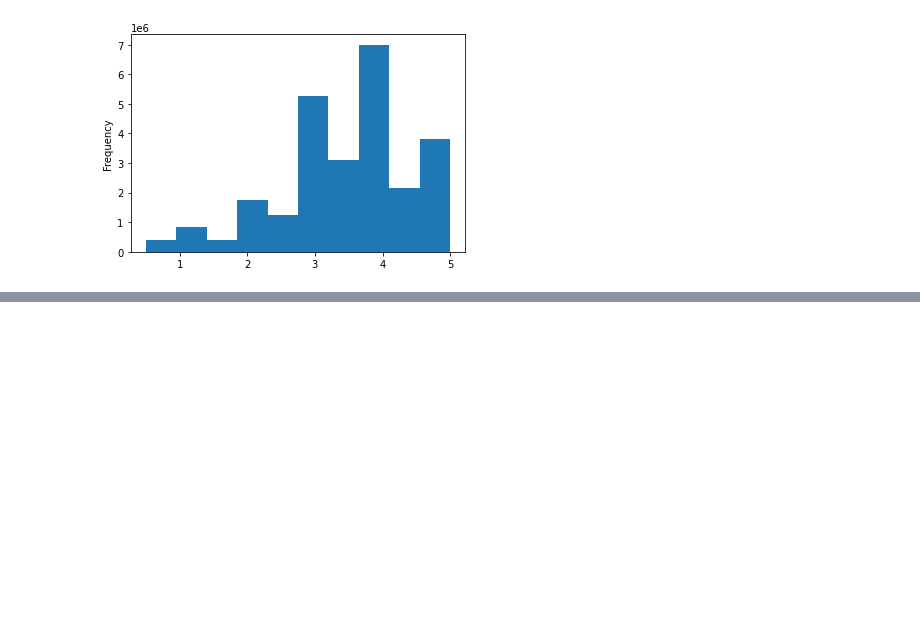
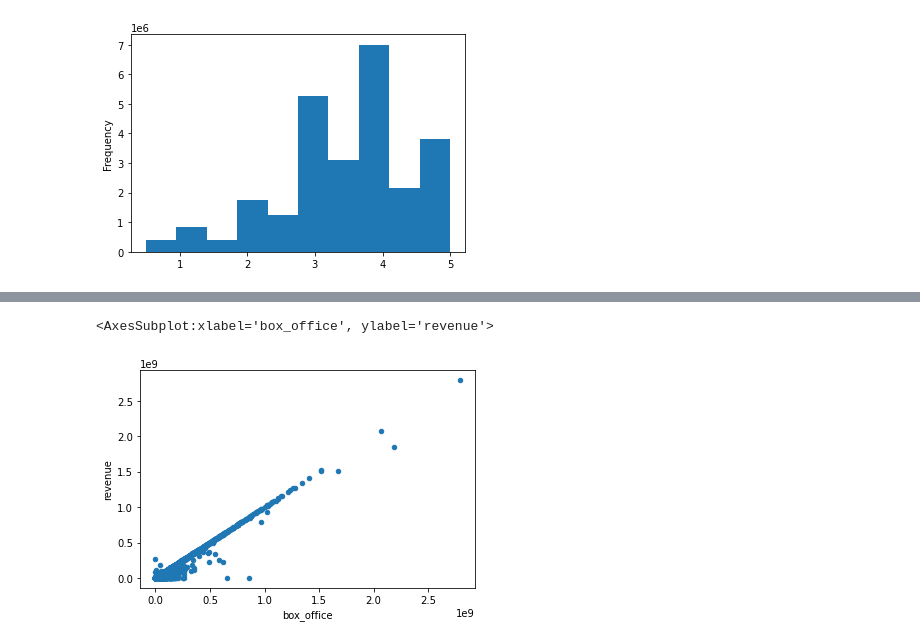
Before and after one commit to aparihar1984/Module_8_Movies-ETL_Redo, a Jupyter notebook: Extraction and Transform_Steps_ETL.ipynb, the cells around one changed output, grey strips where cells are left out. Drawn from its saved outputs; the diff is of its cells as text; code cells hidden in the pictures; blank space fills up the shorter version.

```diff
--- a/Extraction and Transform_Steps_ETL.ipynb
+++ b/Extraction and Transform_Steps_ETL.ipynb
@@ -908,0 +1003,6 @@ Name: rating, dtype: float64
+# %%
+# Using a scatter plot to compare specific data or specific redundant columns (Box office columns in this case):
+movies_df.fillna(0).plot(x='box_office', y='revenue', kind='scatter')
+# %% [output]
+<AxesSubplot:xlabel='box_office', ylabel='revenue'>
+[figure, added]
```
Also changed, not shown: parts of 28 cells of this notebook.
